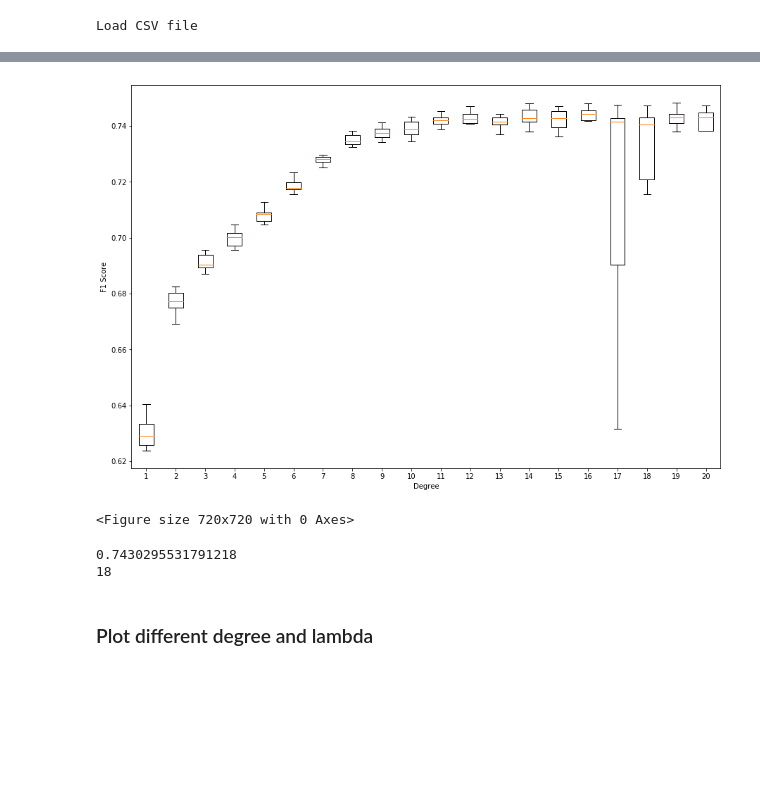
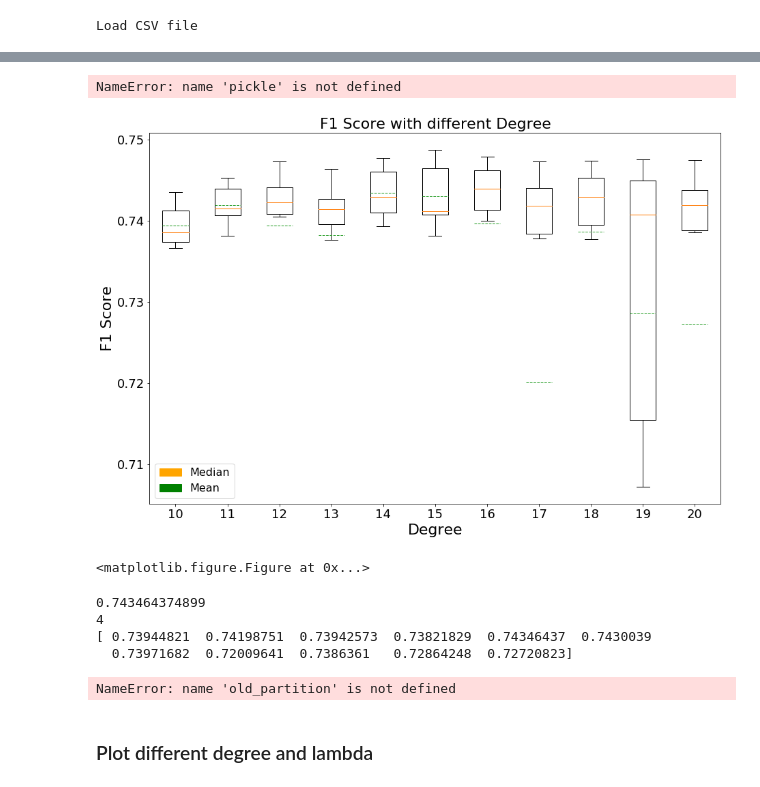
Before and after one commit to justcho5/ml_projects, a Jupyter notebook: project1/scripts/Plot_kiru.ipynb, the cells around one changed output, grey strips where cells are left out. Cells and saved outputs as stored; diff of their text form; code cells hidden in the pictures; blank space fills up the shorter version.

Commit message:
includes lambda and degree grid search

```diff
--- a/project1/scripts/Plot_kiru.ipynb
+++ b/project1/scripts/Plot_kiru.ipynb
@@ -6,5 +9,5 @@ from test import call_all
 # %% [output]
 Load CSV file
 # %%
-values = call_all()
+values_degrees = call_all()
 # %% [output]
@@ -34,27 +35,42 @@ Load CSV file
 # %%
 pickle.dump( values, open( "values.p", "wb" ) )
+# %% [output]
+NameError: name 'pickle' is not defined
 # %%
 %matplotlib inline
 # %%
+import matplotlib.patches as mpatches
 def plot(data):
     fig1, ax1 = plt.subplots(1,1, figsize=(15,10))
-    ax1.set_xlabel('Degree')
-    ax1.set_ylabel('F1 Score')
-    ax1.boxplot(data, showfliers=False)
+    ax1.set_title("F1 Score with different Degree", fontsize=22)
+    ax1.set_xlabel('Degree', fontsize=22)
+    ax1.set_ylabel('F1 Score', fontsize=22)
+    ax1.boxplot(data, showfliers=False, meanline=True, showmeans=True)
+    ax1.tick_params(axis = 'both', labelsize = 18)
+    ax1.set_xticklabels(list(map(lambda x: str(x), range(10,21))))
+
+    plt.legend(fontsize = 16, loc = 3, handles = [mpatches.Patch(color='orange', label = 'Median'), mpatches.Patch(color='green', label = 'Mean')])
     plt.figure(figsize=(10, 10))
     plt.show()
+    fig1.savefig('plot_10-20.png')   # save the figure to file
+    plt.close(fig1)
 # %%
-plot(list(map(lambda x: x[2], values)))
-print(np.max(np.average(list(map(lambda x: x[2], values)), axis=1)))
-print(np.argmax(np.average(list(map(lambda x: x[2], values)), axis=1)))
+plot(list(map(lambda x: x[2], values_degrees[9:])))
+print(np.max(np.average(list(map(lambda x: x[2], values_degrees[9:])), axis=1)))
+print(np.argmax(np.average(list(map(lambda x: x[2], values_degrees[9:])), axis=1)))
+print(np.average(list(map(lambda x: x[2], values_degrees[9:])), axis=1))
 # %% [output]
-[figure, old version]
+[figure, new version]
-<Figure size 720x720 with 0 Axes>
+<matplotlib.figure.Figure at 0x...>
-0.7430295531791218
-18
+0.743464374899
+4
+[ 0.73944821  0.74198751  0.73942573  0.73821829  0.74346437  0.7430039
+  0.73971682  0.72009641  0.7386361   0.72864248  0.72720823]
 # %%
 plot(list(map(lambda x: x.f1_scores, old_partition)))
 np.max(np.average(list(map(lambda x: x.f1_scores, old_partition)), axis=1))
+# %% [output]
+NameError: name 'old_partition' is not defined
 # %%
 fig2, ax2 = plt.subplots(figsize=(15, 10))
 ax2.set_title('Test Error')
```
Also changed, not shown: parts of 4 cells of this notebook.
